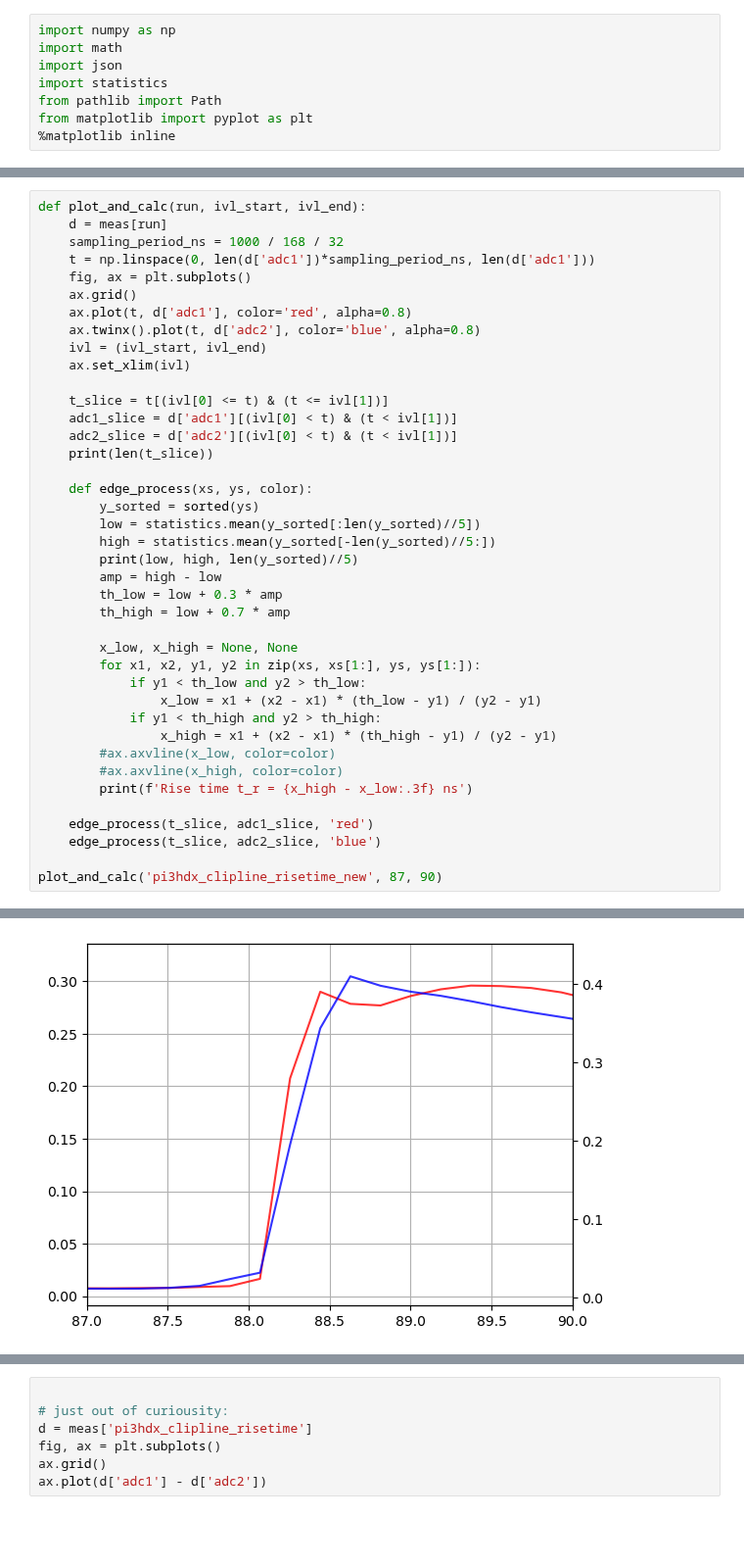
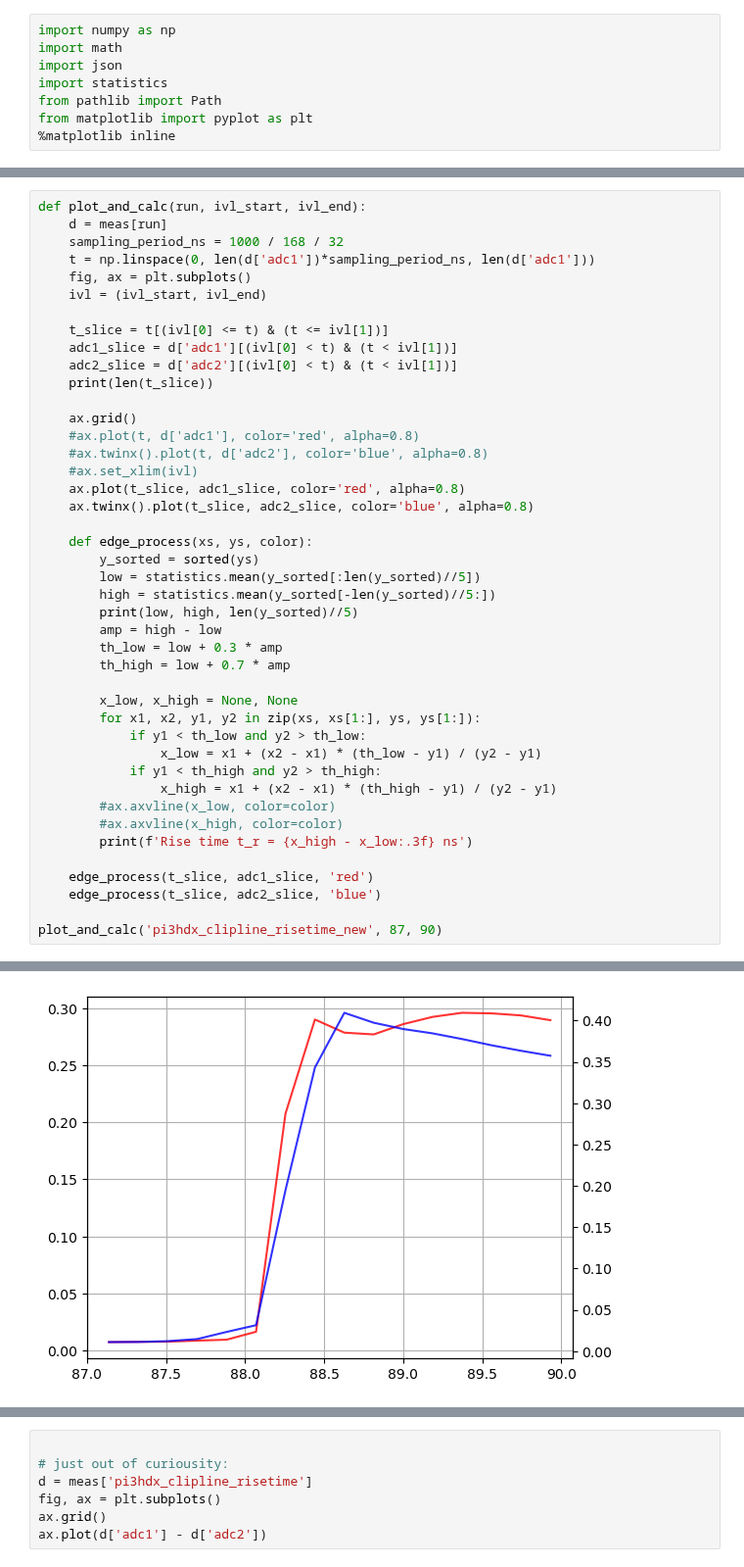
Before and after one commit to jaseg/sampling-mesh-monitor, a Jupyter notebook: risetime_measurements/Risetime.ipynb, the cells around one changed output, grey strips where cells are left out. Shown at 98% size. Saved outputs shown, nothing was run; the diff lists cells and outputs as text; blank space fills up the shorter version.

Commit message:
Improve plots

```diff
--- a/risetime_measurements/Risetime.ipynb
+++ b/risetime_measurements/Risetime.ipynb
@@ -42,47 +42,50 @@ def plot_and_calc(run, ivl_start, ivl_end):
     sampling_period_ns = 1000 / 168 / 32
     t = np.linspace(0, len(d['adc1'])*sampling_period_ns, len(d['adc1']))
     fig, ax = plt.subplots()
-    ax.grid()
-    ax.plot(t, d['adc1'], color='red', alpha=0.8)
-    ax.twinx().plot(t, d['adc2'], color='blue', alpha=0.8)
     ivl = (ivl_start, ivl_end)
-    ax.set_xlim(ivl)
 
     t_slice = t[(ivl[0] <= t) & (t <= ivl[1])]
     adc1_slice = d['adc1'][(ivl[0] < t) & (t < ivl[1])]
     adc2_slice = d['adc2'][(ivl[0] < t) & (t < ivl[1])]
     print(len(t_slice))
+
+    ax.grid()
+    #ax.plot(t, d['adc1'], color='red', alpha=0.8)
+    #ax.twinx().plot(t, d['adc2'], color='blue', alpha=0.8)
+    #ax.set_xlim(ivl)
+    ax.plot(t_slice, adc1_slice, color='red', alpha=0.8)
+    ax.twinx().plot(t_slice, adc2_slice, color='blue', alpha=0.8)
 
     def edge_process(xs, ys, color):
         y_sorted = sorted(ys)
         low = statistics.mean(y_sorted[:len(y_sorted)//5])
         high = statistics.mean(y_sorted[-len(y_sorted)//5:])
         print(low, high, len(y_sorted)//5)
         amp = high - low
         th_low = low + 0.3 * amp
         th_high = low + 0.7 * amp
 
         x_low, x_high = None, None
         for x1, x2, y1, y2 in zip(xs, xs[1:], ys, ys[1:]):
             if y1 < th_low and y2 > th_low:
                 x_low = x1 + (x2 - x1) * (th_low - y1) / (y2 - y1)
             if y1 < th_high and y2 > th_high:
                 x_high = x1 + (x2 - x1) * (th_high - y1) / (y2 - y1)
         #ax.axvline(x_low, color=color)
         #ax.axvline(x_high, color=color)
         print(f'Rise time t_r = {x_high - x_low:.3f} ns')
 
     edge_process(t_slice, adc1_slice, 'red')
     edge_process(t_slice, adc2_slice, 'blue')
 
 plot_and_calc('pi3hdx_clipline_risetime_new', 87, 90)
 # %% [output]
 16
 0.007710456848144531 0.2943451166152954 3
 Rise time t_r = 0.113 ns
 0.011502742767333984 0.39527184963226314 3
 Rise time t_r = 0.185 ns
-[figure, old version]
+[figure, new version]
 # %%
 plot_and_calc('max3748_open', 62, 70)
 # %% [output]
```
Also changed, not shown: parts of 3 cells of this notebook.
